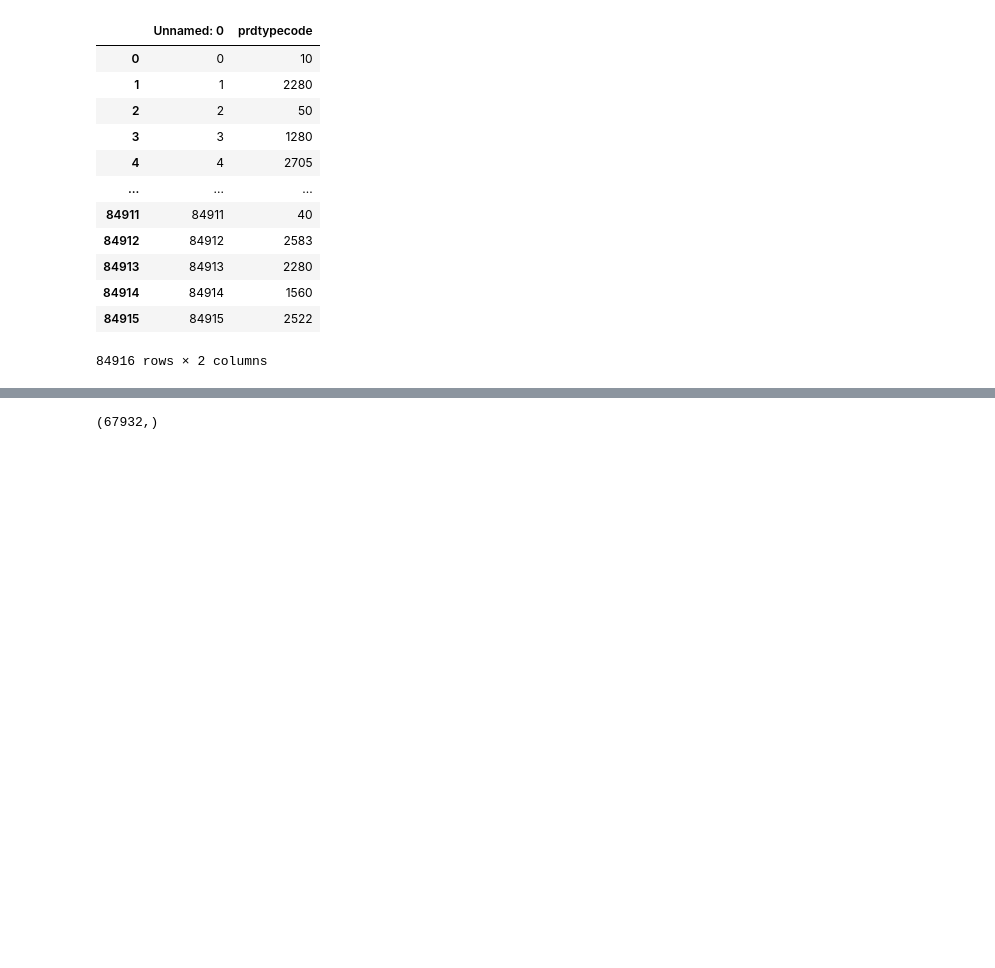
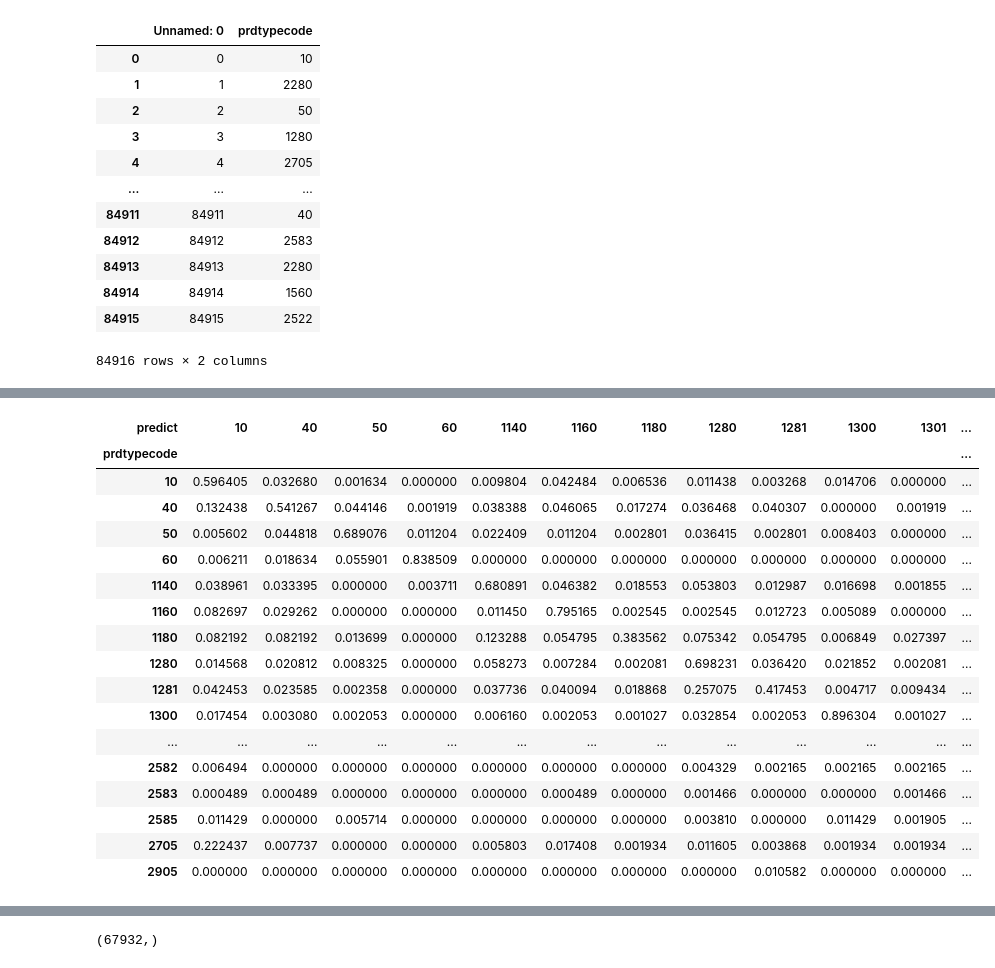
Before and after one commit to ManDes71/Rakuten_Text_Classification_TensorFlow, a Jupyter notebook: notebooks/Modele_RNN_07.ipynb, the cells around one changed output, grey strips where cells are left out. Drawn from its saved outputs; the diff is of its cells as text; code cells hidden in the pictures; blank space fills up the shorter version.

```diff
--- a/notebooks/Modele_RNN_07.ipynb
+++ b/notebooks/Modele_RNN_07.ipynb
@@ -179,0 +568,5 @@ https://xiaoouwang.medium.com/classification-de-commentaires-avec-camembert-sans
+# %%
+top5_df = pd.DataFrame({'prdtypecode':y_test_original ,'predict': test_pred_original})
+
+df_cross=pd.crosstab(top5_df['prdtypecode'], top5_df['predict'],normalize='index')
+top5_df.head()
@@ -179,0 +606,21 @@ https://xiaoouwang.medium.com/classification-de-commentaires-avec-camembert-sans
+# %%
+df_cross
+# %% [output]
+| predict | 10 | 40 | 50 | 60 | 1140 | 1160 | 1180 | 1280 | 1281 | 1300 | 1301 | ... |
+| prdtypecode |  |  |  |  |  |  |  |  |  |  |  | ... |
+| 10 | 0.596405 | 0.032680 | 0.001634 | 0.000000 | 0.009804 | 0.042484 | 0.006536 | 0.011438 | 0.003268 | 0.014706 | 0.000000 | ... |
+| 40 | 0.132438 | 0.541267 | 0.044146 | 0.001919 | 0.038388 | 0.046065 | 0.017274 | 0.036468 | 0.040307 | 0.000000 | 0.001919 | ... |
+| 50 | 0.005602 | 0.044818 | 0.689076 | 0.011204 | 0.022409 | 0.011204 | 0.002801 | 0.036415 | 0.002801 | 0.008403 | 0.000000 | ... |
+| 60 | 0.006211 | 0.018634 | 0.055901 | 0.838509 | 0.000000 | 0.000000 | 0.000000 | 0.000000 | 0.000000 | 0.000000 | 0.000000 | ... |
+| 1140 | 0.038961 | 0.033395 | 0.000000 | 0.003711 | 0.680891 | 0.046382 | 0.018553 | 0.053803 | 0.012987 | 0.016698 | 0.001855 | ... |
+| 1160 | 0.082697 | 0.029262 | 0.000000 | 0.000000 | 0.011450 | 0.795165 | 0.002545 | 0.002545 | 0.012723 | 0.005089 | 0.000000 | ... |
+| 1180 | 0.082192 | 0.082192 | 0.013699 | 0.000000 | 0.123288 | 0.054795 | 0.383562 | 0.075342 | 0.054795 | 0.006849 | 0.027397 | ... |
+| 1280 | 0.014568 | 0.020812 | 0.008325 | 0.000000 | 0.058273 | 0.007284 | 0.002081 | 0.698231 | 0.036420 | 0.021852 | 0.002081 | ... |
+| 1281 | 0.042453 | 0.023585 | 0.002358 | 0.000000 | 0.037736 | 0.040094 | 0.018868 | 0.257075 | 0.417453 | 0.004717 | 0.009434 | ... |
+| 1300 | 0.017454 | 0.003080 | 0.002053 | 0.000000 | 0.006160 | 0.002053 | 0.001027 | 0.032854 | 0.002053 | 0.896304 | 0.001027 | ... |
+| ... | ... | ... | ... | ... | ... | ... | ... | ... | ... | ... | ... | ... |
+| 2582 | 0.006494 | 0.000000 | 0.000000 | 0.000000 | 0.000000 | 0.000000 | 0.000000 | 0.004329 | 0.002165 | 0.002165 | 0.002165 | ... |
+| 2583 | 0.000489 | 0.000489 | 0.000000 | 0.000000 | 0.000000 | 0.000489 | 0.000000 | 0.001466 | 0.000000 | 0.000000 | 0.001466 | ... |
+| 2585 | 0.011429 | 0.000000 | 0.005714 | 0.000000 | 0.000000 | 0.000000 | 0.000000 | 0.003810 | 0.000000 | 0.011429 | 0.001905 | ... |
+| 2705 | 0.222437 | 0.007737 | 0.000000 | 0.000000 | 0.005803 | 0.017408 | 0.001934 | 0.011605 | 0.003868 | 0.001934 | 0.001934 | ... |
+| 2905 | 0.000000 | 0.000000 | 0.000000 | 0.000000 | 0.000000 | 0.000000 | 0.000000 | 0.000000 | 0.010582 | 0.000000 | 0.000000 | ... |
```
Also changed, not shown: parts of 50 cells of this notebook.
